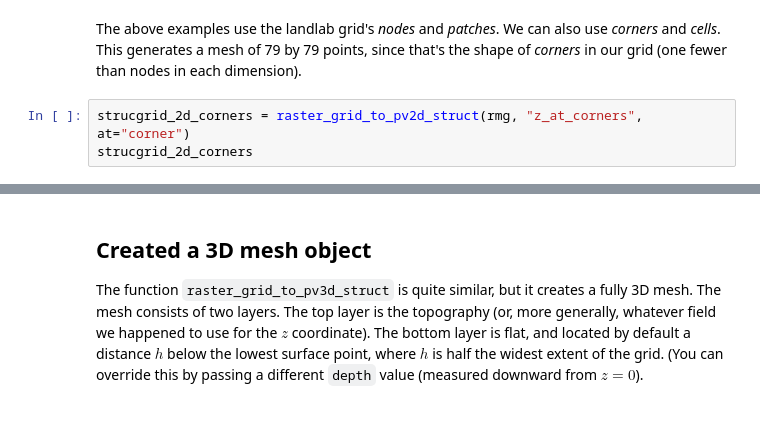
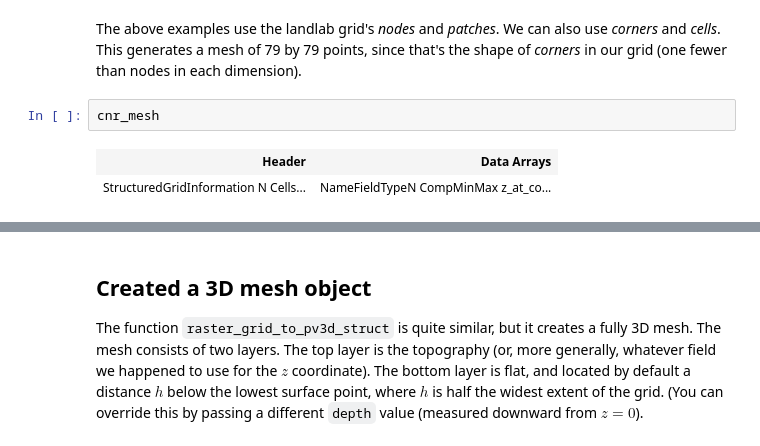
Before and after one commit to gregtucker/landlab-pyvista-tools-examples, a Jupyter notebook: notebooks/raster_grid_to_pyvista.ipynb, the cells around one changed output, grey strips where cells are left out. Saved outputs shown, nothing was run; the diff lists cells and outputs as text; blank space fills up the shorter version.

```diff
--- a/notebooks/raster_grid_to_pyvista.ipynb
+++ b/notebooks/raster_grid_to_pyvista.ipynb
@@ -75,6 +90,8 @@ strucgrid_2d_nodes.plot(show_edges=True)
 # %% [markdown]
 The above examples use the landlab grid's *nodes* and *patches*. We can also use *corners* and *cells*. This generates a mesh of 79 by 79 points, since that's the shape of *corners* in our grid (one fewer than nodes in each dimension).
 # %%
-strucgrid_2d_corners = raster_grid_to_pv2d_struct(rmg, "z_at_corners", at="corner")
-strucgrid_2d_corners
+cnr_mesh
+# %% [output]
+| Header | Data Arrays |
+| StructuredGridInformation N Cells... | NameFieldTypeN CompMinMax z_at_co... |
 # %%
```
Also changed, not shown: parts of 8 cells of this notebook.
